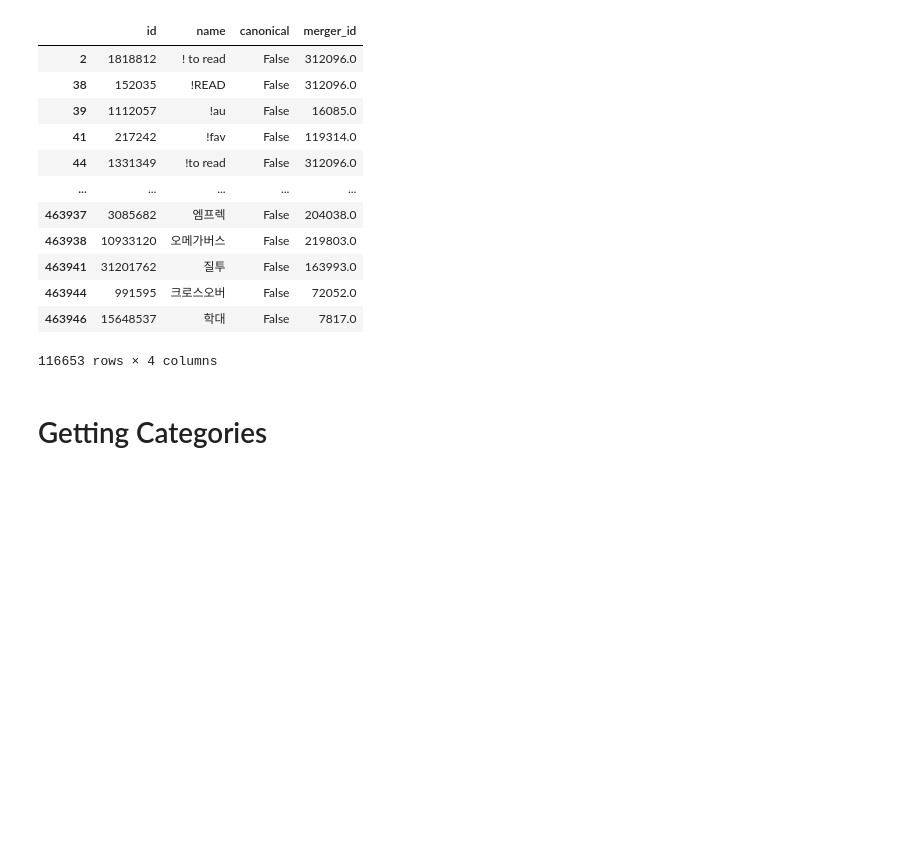
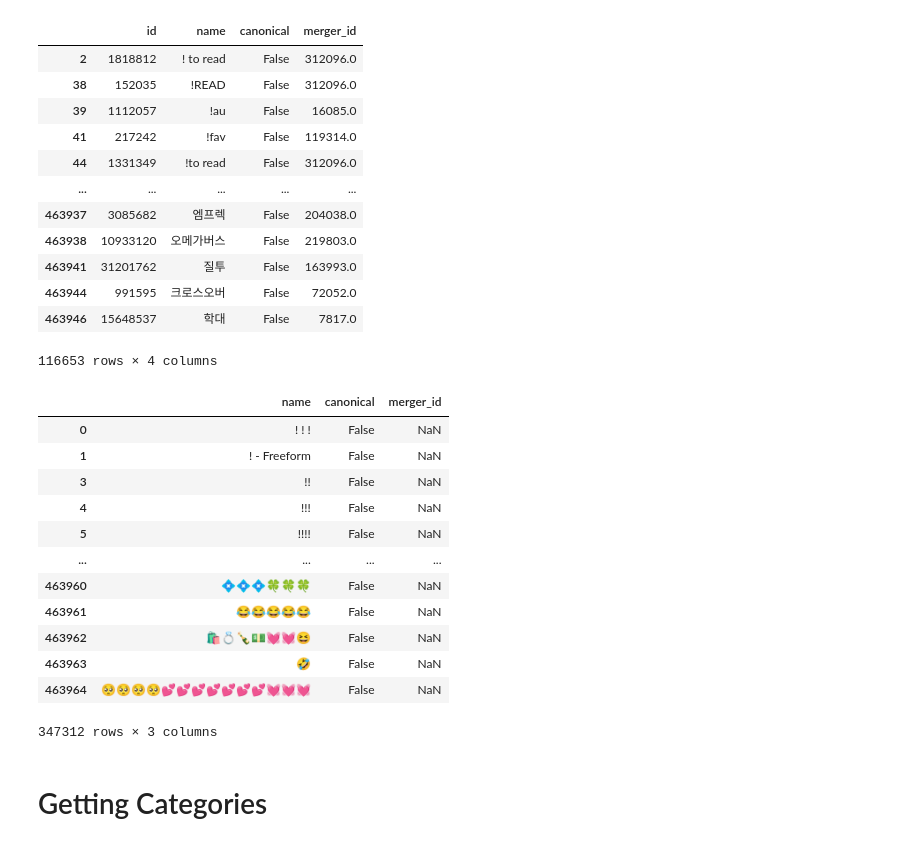
Before and after one commit to NicoPang/STAT-4185-Final-Project, a Jupyter notebook: data-processing.ipynb, the cells around one changed output. Saved outputs shown, nothing was run; the diff lists cells and outputs as text; code cells hidden in the pictures; blank space fills up the shorter version.

```diff
--- a/Untitled.ipynb
+++ b/data-processing.ipynb
@@ -82,3 +83,19 @@ final_tag_df.to_csv('data/ordered_tags_20210226.csv')
+# %%
+final_tag_df[final_tag_df['merger_id'].isna()]
+# %% [output]
+|  | name | canonical | merger_id |
+| 0 | ! ! ! | False | NaN |
+| 1 | ! - Freeform | False | NaN |
+| 3 | !! | False | NaN |
+| 4 | !!! | False | NaN |
+| 5 | !!!! | False | NaN |
+| ... | ... | ... | ... |
+| 463960 | 💠💠💠🍀🍀🍀 | False | NaN |
+| 463961 | 😂😂😂😂😂 | False | NaN |
+| 463962 | 🛍️💍🍾💵💓💓😆 | False | NaN |
+| 463963 | 🤣 | False | NaN |
+| 463964 | 🥺🥺🥺🥺💕💕💕💕💕💕💕💓💓💓 | False | NaN |
+347312 rows × 3 columns
 # %% [markdown]
 # Getting Categories
 # %%
```
Also changed, not shown: parts of 5 cells of this notebook.
